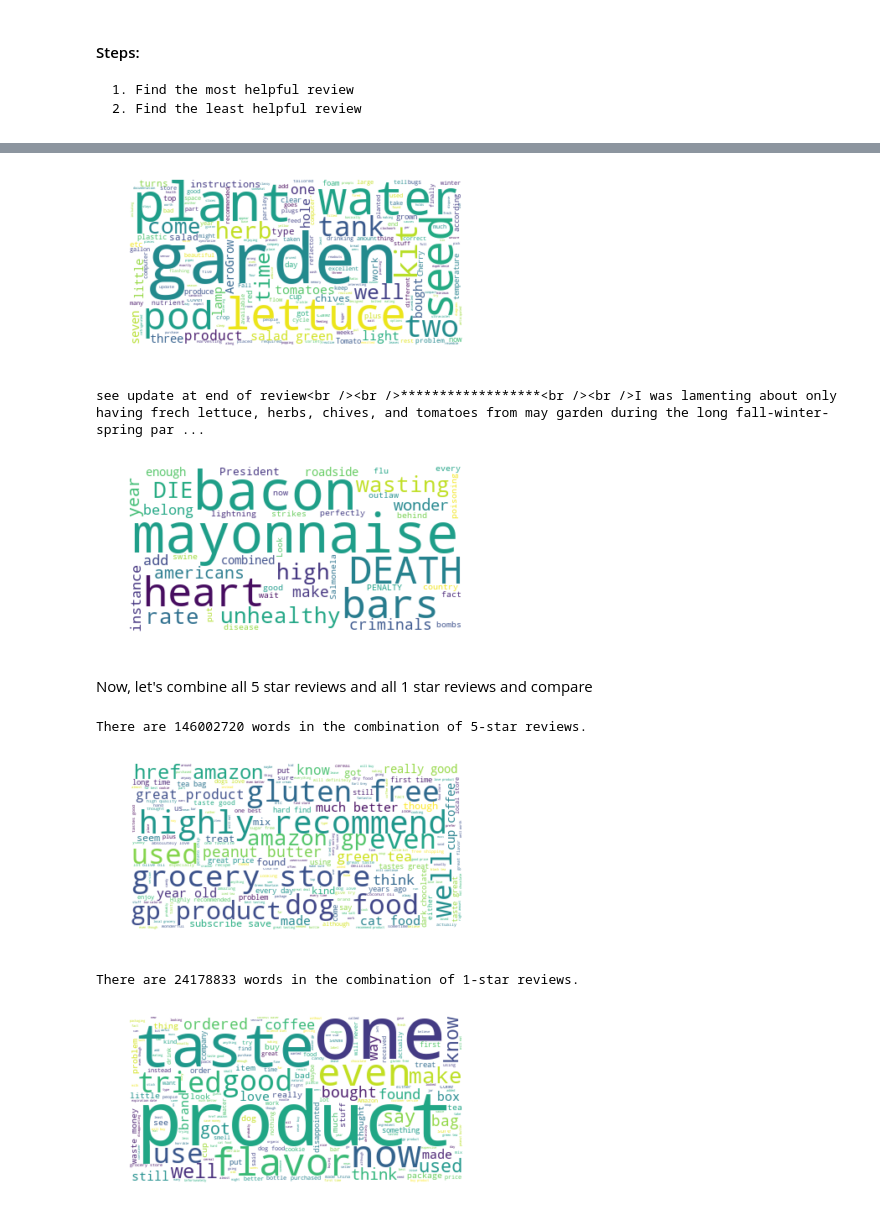
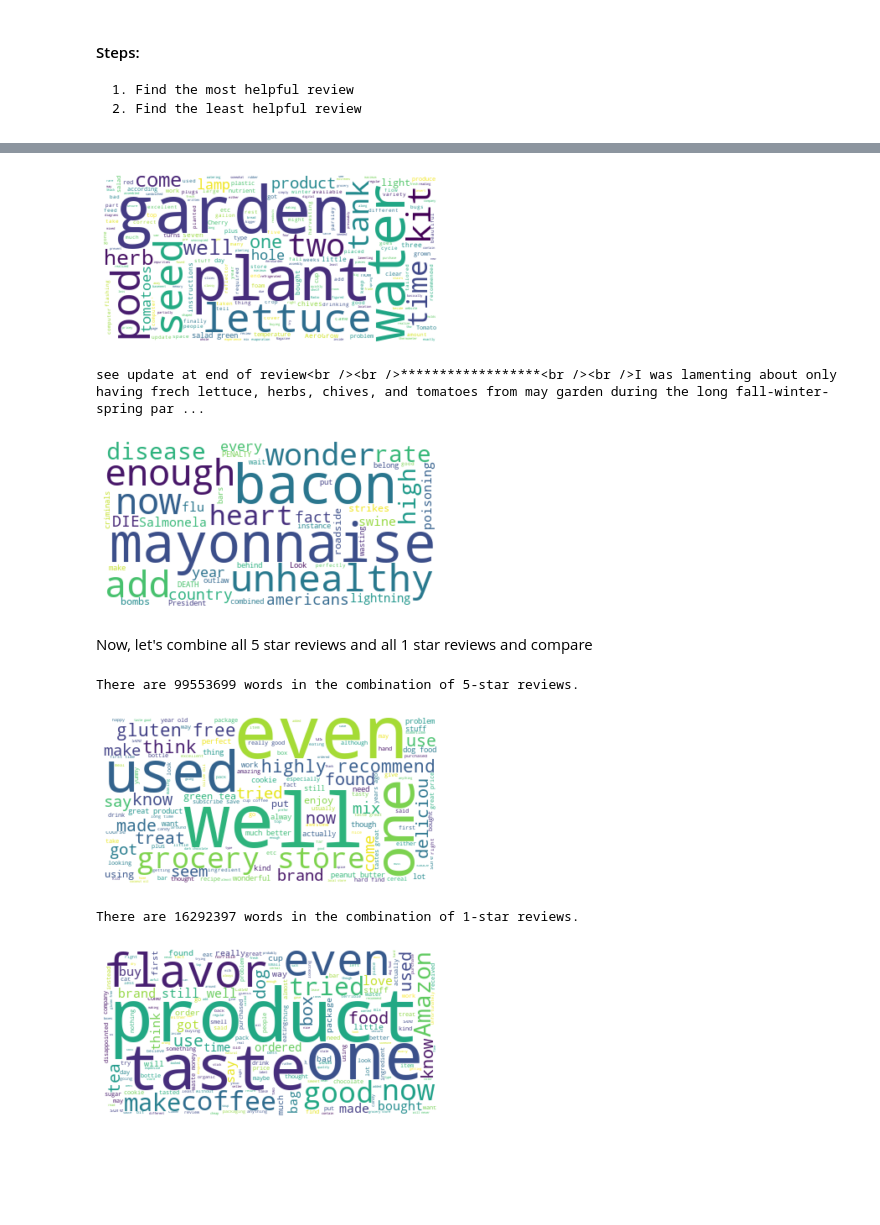
Before and after one commit to MintMin/AmazonReviewsAnalysis, a Jupyter notebook: Nic/Week 1 Nic's Exploratory Analysis.ipynb, the cells around one changed output, grey strips where cells are left out. Cells and saved outputs as stored; diff of their text form; code cells hidden in the pictures; blank space fills up the shorter version.

Commit message:
Finished cleaning up the past 2 weeks of data.

```diff
--- a/Nic/Week 1 Nic's Exploratory Analysis.ipynb
+++ b/Nic/Week 1 Nic's Exploratory Analysis.ipynb
@@ -240,7 +271,7 @@ def probabilities(sample, freqs):
     probs = []
     for k,v in freqs.items():
         size = len(sample)
-        probs.append(float(v)/size)
+        probs.insert(0,float(v)/size)
     return probs
 # %%
 fig, axes = plt.subplots(nrows=2, ncols=3, figsize=(15, 9))
@@ -253,7 +284,7 @@ for i in potentialDupeProducts:
     freqs = frequencies(x)
     probs = probabilities(x, freqs)
     x_axis = list(set(x))
-    axes[count / 3, count%3].bar(x_axis, probs)
+    axes[int(count / 3), int(count%3)].bar(x_axis, probs)
     count += 1
 # %% [output]
 B000G6RYNE
@@ -681,20 +594,17 @@ leastHelpful
+# %%
+def cleanhtml(raw_html):
+    cleanr = re.compile('<.*?>')
+    cleantext = re.sub(cleanr, '', raw_html)
+    return cleantext
+cleanReviews.Text = cleanReviews.Text.apply(cleanhtml)
 # %%
-#WORD CLOUD
-from wordcloud import WordCloud, STOPWORDS, ImageColorGenerator
-from PIL import Image
+# MOST HELPFUL REVIEW
 
+ID = mostHelpful.Id
 
-# Create stopword list:
-stopwords = set(STOPWORDS)
-stopwords.update(["br"])
-
-
-# Start with helpful review:
-ID = mostHelpful.Id
-# print(ID - 1)
-text = reviews.Text[190733]
+text = cleanReviews.Text[int(ID-1)]
 # Create and generate a word cloud image:
-wordcloud = WordCloud(stopwords=stopwords, background_color="white").generate(text)
+wordcloud = WordCloud(background_color="white").generate(text)
 
 
 # Display the generated image:
@@ -702,28 +612,19 @@ plt.imshow(wordcloud, interpolation='bilinear')
 plt.axis("off")
 plt.show()
 # %% [output]
-[figure, old version]
+[figure, new version]
 # %%
 print(text)
 # %% [output]
 see update at end of review<br /><br />******************<br /><br />I was lamenting about only having frech lettuce, herbs, chives, and tomatoes from may garden during the long fall-winter-spring par ...
 # %%
-#WORD CLOUD
-from wordcloud import WordCloud, STOPWORDS, ImageColorGenerator
-from PIL import Image
+#LEAST HELPFUL WORDCLOUD
 
+ID = leastHelpful.Id
 
-# Create stopword list:
-stopwords = set(STOPWORDS)
-stopwords.update(["br"])
-
-
-# Start with helpful review:
-ID = leastHelpful.Id
-# print(ID - 1)
-text = reviews.Text[470626]
+text = cleanReviews.Text[int(ID-1)]
 # Create and generate a word cloud image:
-wordcloud = WordCloud(stopwords=stopwords, background_color="white").generate(text)
+wordcloud = WordCloud(background_color="white").generate(text)
 
 
 # Display the generated image:
@@ -731,21 +632,17 @@ plt.imshow(wordcloud, interpolation='bilinear')
 plt.axis("off")
 plt.show()
 # %% [output]
-[figure, old version]
+[figure, new version]
 # %% [markdown]
 Now, let's combine all 5 star reviews and all 1 star reviews and compare
 # %%
-fiveStarText = " ".join(review for review in reviews[reviews['Score'] == 5.0].Text)
+fiveStarText = " ".join(review for review in cleanReviews[cleanReviews['Score'] == 5.0].Text)
 print ("There are {} words in the combination of 5-star reviews.".format(len(fiveStarText)))
 # %% [output]
-There are 146002720 words in the combination of 5-star reviews.
+There are 99553699 words in the combination of 5-star reviews.
 # %%
-# Create stopword list:
-stopwords = set(STOPWORDS)
-stopwords.update(["br", "href"])
-
 # Generate a word cloud image
-wordcloud = WordCloud(stopwords=stopwords, background_color="white").generate(fiveStarText)
+wordcloud = WordCloud(background_color="white").generate(fiveStarText)
 
 # Display the generated image:
 # the matplotlib way:
@@ -753,24 +650,20 @@ plt.imshow(wordcloud, interpolation='bilinear')
 plt.axis("off")
 plt.show()
 # %% [output]
-[figure, old version]
+[figure, new version]
 # %%
-oneStarText = " ".join(review for review in reviews[reviews['Score'] == 1.0].Text)
+oneStarText = " ".join(review for review in cleanReviews[cleanReviews['Score'] == 1.0].Text)
 print ("There are {} words in the combination of 1-star reviews.".format(len(oneStarText)))
 # %% [output]
-There are 24178833 words in the combination of 1-star reviews.
+There are 16292397 words in the combination of 1-star reviews.
 # %%
-# Create stopword list:
-stopwords = set(STOPWORDS)
-stopwords.update(["br"])
-
 # Generate a word cloud image
-wordcloud = WordCloud(stopwords=stopwords, background_color="white").generate(oneStarText)
+wordcloud = WordCloud(background_color="white").generate(oneStarText)
 
 # Display the generated image:
 # the matplotlib way:
 plt.imshow(wordcloud, interpolation='bilinear')
 plt.axis("off")
 plt.show()
 # %% [output]
-[figure, old version]
+[figure, new version]
```
Also changed, not shown: parts of 43 cells of this notebook.
